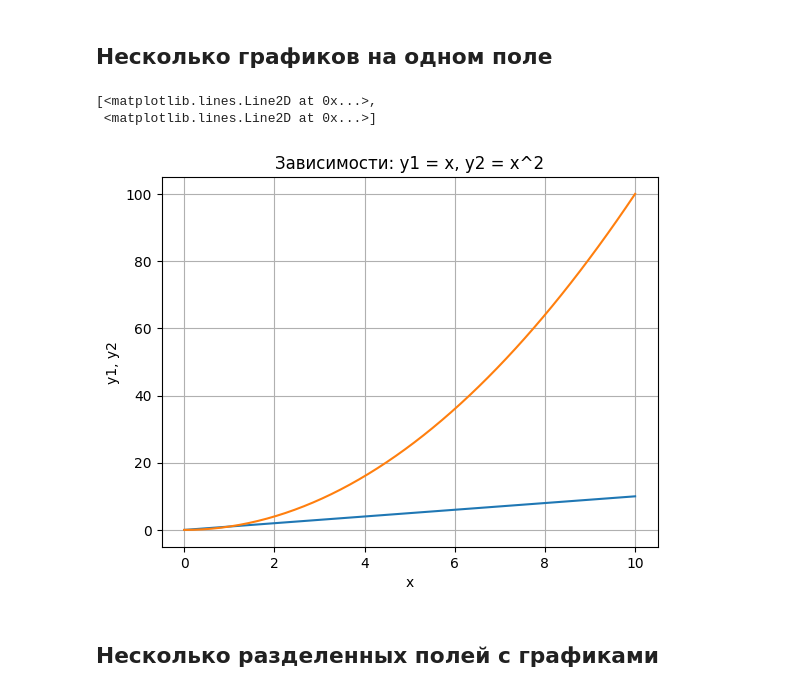
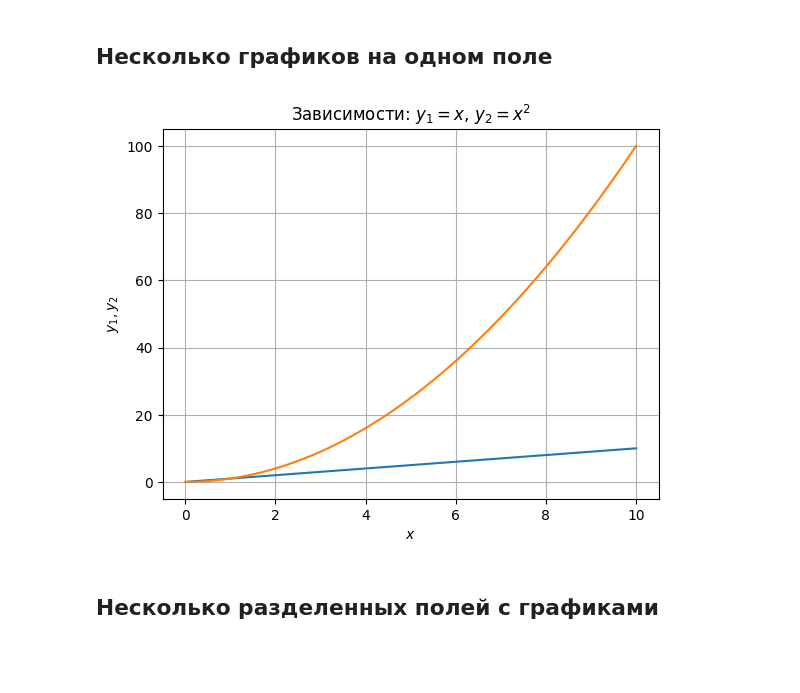
Before and after one commit to pipinstallpython/TRO_3.4, a Jupyter notebook: z6_primers.ipynb, the cells around one changed output. Saved outputs shown, nothing was run; the diff lists cells and outputs as text; code cells hidden in the pictures; blank space fills up the shorter version.

```diff
--- a/z6_primers.ipynb
+++ b/z6_primers.ipynb
@@ -42,22 +40,20 @@ plt.plot(x, y, "r--") # построение графика
 # %%
 # Линейная зависимость
 x = np.linspace(0, 10, 50)
 y1 = x
 
 # Квадратичная зависимость
 y2 = [i**2 for i in x]
 
 # Построение графика
-plt.title("Зависимости: y1 = x, y2 = x^2") # заголовок
-plt.xlabel("x")        # ось абсцисс
-plt.ylabel("y1, y2")   # ось ординат
+plt.title("Зависимости: $ y_1 = x $, $ y_2 = x^2 $") # заголовок
+plt.xlabel("$ x $")        # ось абсцисс
+plt.ylabel("$ y_1, y_2 $")   # ось ординат
 plt.grid()             # включение отображение сетки
 
-plt.plot(x, y1, x, y2) # построение графика
+plt.plot(x, y1, x, y2); # построение графика
 # %% [output]
-[<matplotlib.lines.Line2D at 0x...>,
- <matplotlib.lines.Line2D at 0x...>]
-[figure, old version]
+[figure, new version]
 # %% [markdown]
 ## Несколько разделенных полей с графиками
 # %%
```
Also changed, not shown: parts of 21 cells of this notebook.
